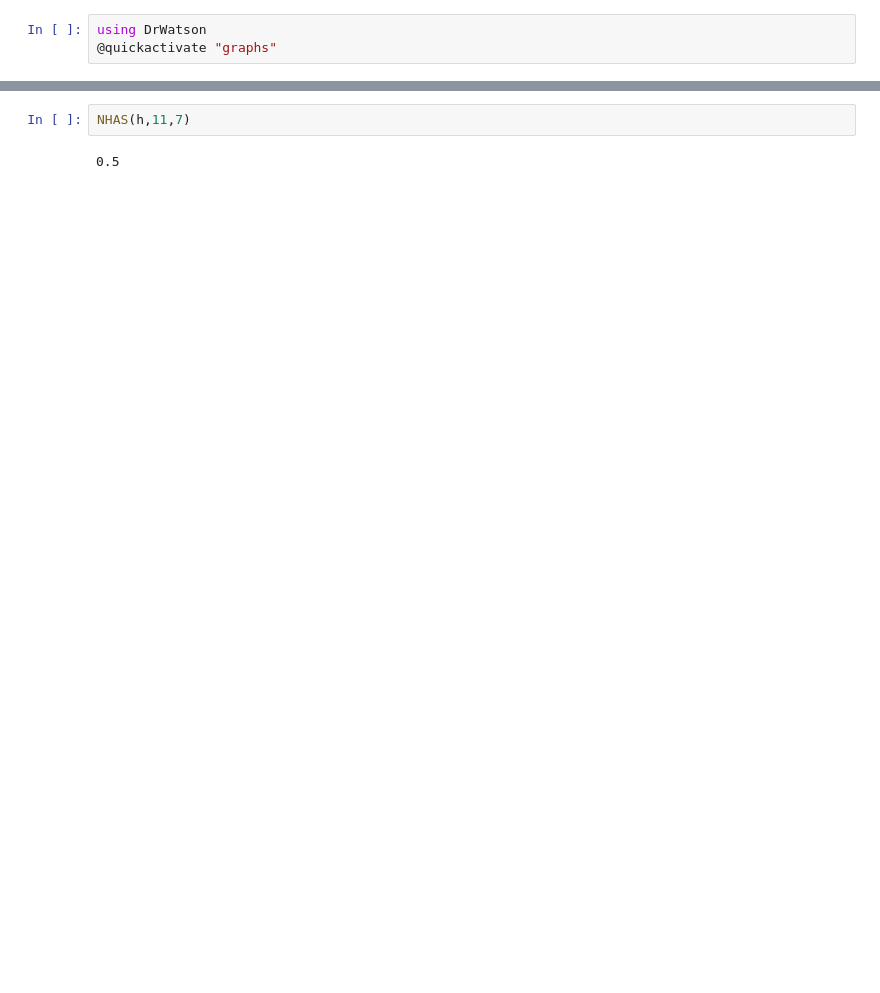
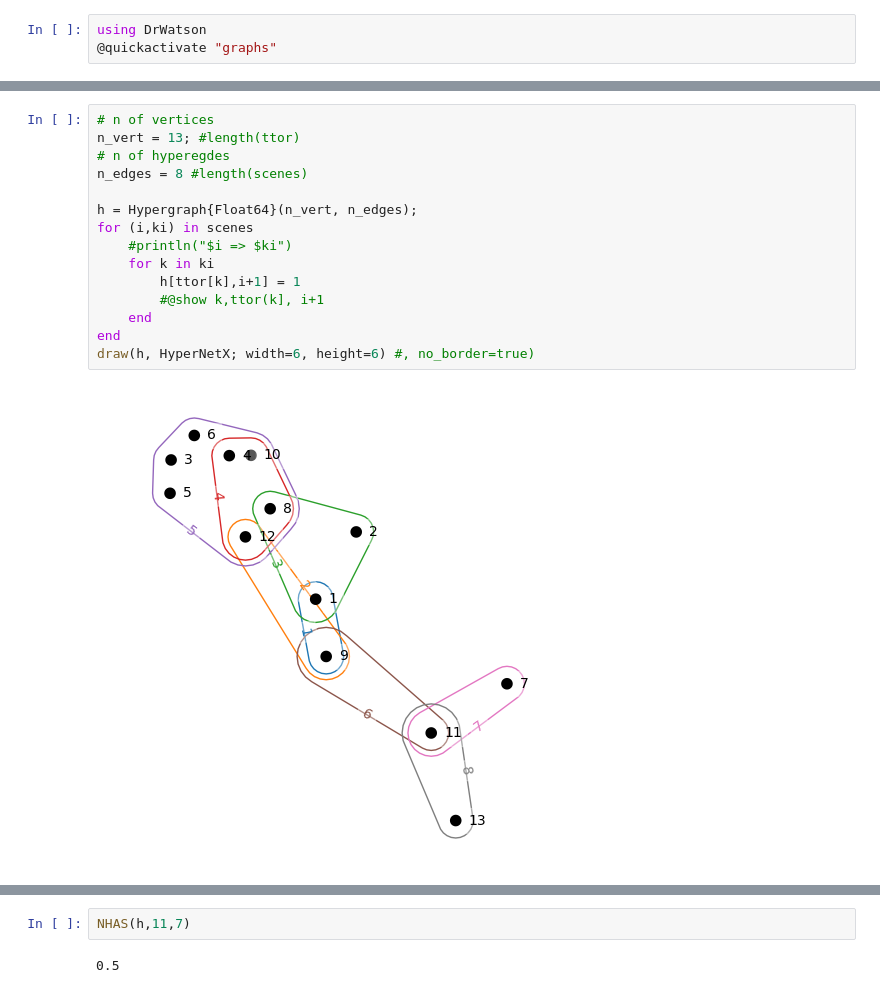
Before and after one commit to dimsinel/graphs, a Jupyter notebook: notebooks/HPRA_SimpleHypergraphs.ipynb, the cells around one changed output, grey strips where cells are left out. Saved outputs shown, nothing was run; the diff lists cells and outputs as text; blank space fills up the shorter version.

```diff
--- a/notebooks/HPRA_SimpleHypergraphs.ipynb
+++ b/notebooks/HPRA_SimpleHypergraphs.ipynb
@@ -342,0 +109,17 @@ histogram(hydist, bins=minimum(hydist):(maximum(hydist)+1))
+# %%
+# n of vertices
+n_vert = 13; #length(ttor)
+# n of hyperegdes
+n_edges = 8 #length(scenes)
+
+h = Hypergraph{Float64}(n_vert, n_edges);
+for (i,ki) in scenes
+    #println("$i => $ki")
+    for k in ki
+        h[ttor[k],i+1] = 1
+        #@show k,ttor(k], i+1
+    end
+end
+draw(h, HyperNetX; width=6, height=6) #, no_border=true)
+# %% [output]
+[figure, added]
```
Also changed, not shown: parts of 117 cells of this notebook, 20 other files.
